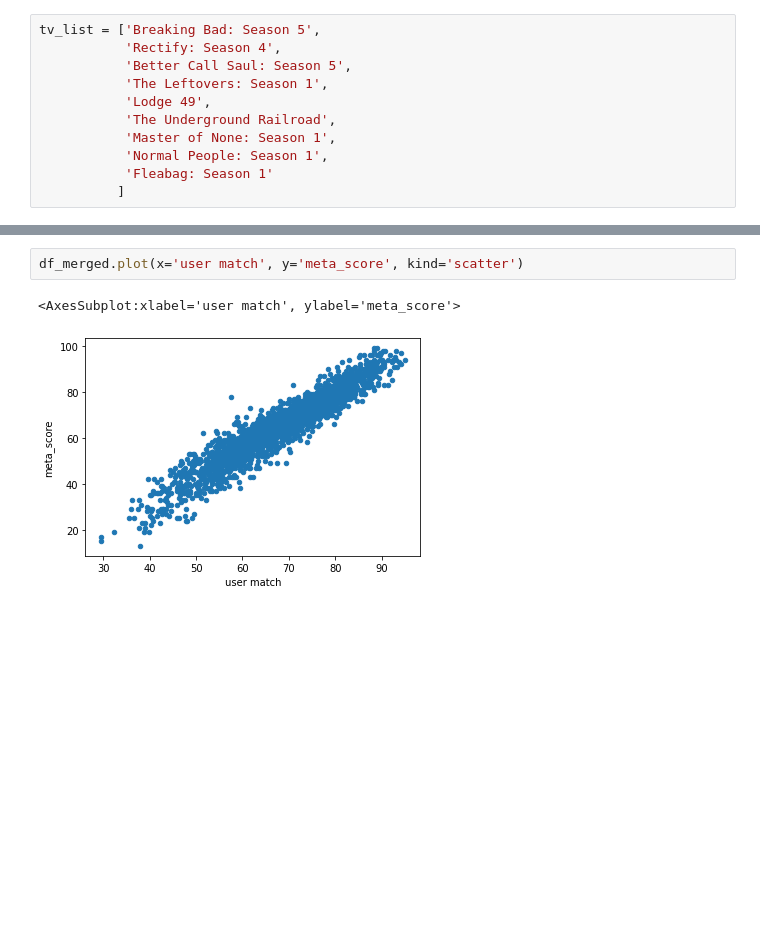
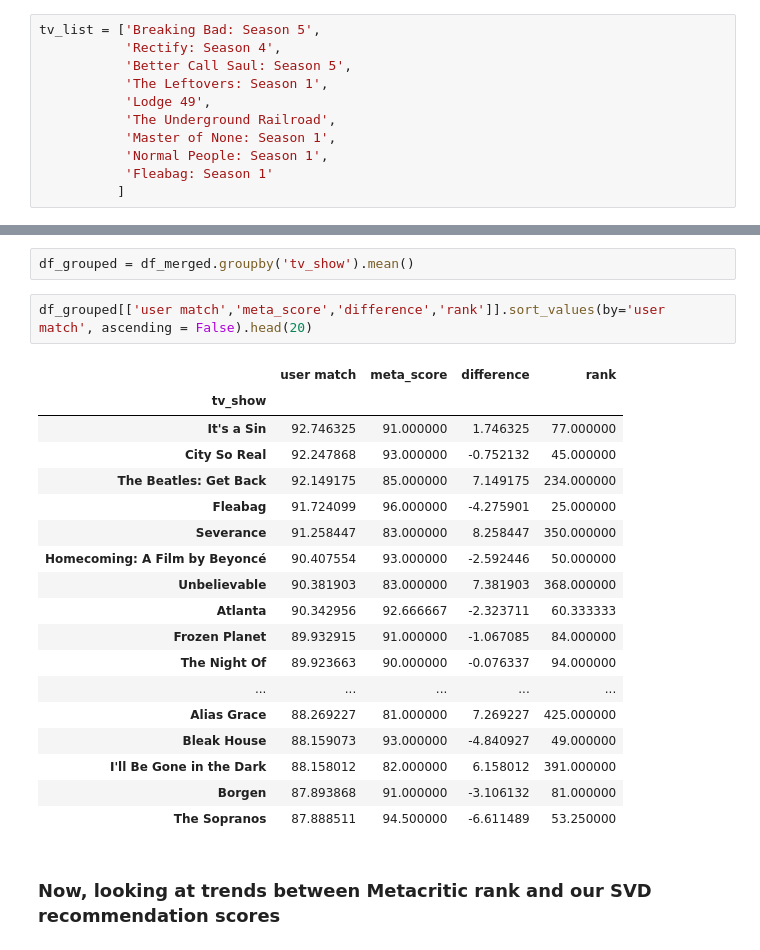
Before and after one commit to emileDesmaili/reco_system, a Jupyter notebook: metacritic EDA.ipynb, the cells around one changed output, grey strips where cells are left out. Saved outputs shown, nothing was run; the diff lists cells and outputs as text; blank space fills up the shorter version.

```diff
--- a/metacritic EDA.ipynb
+++ b/metacritic EDA.ipynb
@@ -106,5 +81,25 @@ px.scatter(df_grouped, x='rank', y='user match',trendline)
-# %%
-df_merged.plot(x='user match', y='meta_score', kind='scatter')
-# %% [output]
-<AxesSubplot:xlabel='user match', ylabel='meta_score'>
-[figure, removed]
+# %%
+df_grouped = df_merged.groupby('tv_show').mean()
+# %%
+df_grouped[['user match','meta_score','difference','rank']].sort_values(by='user match', ascending = False).head(20)
+# %% [output]
+|  | user match | meta_score | difference | rank |
+| tv_show |  |  |  |  |
+| It's a Sin | 92.746325 | 91.000000 | 1.746325 | 77.000000 |
+| City So Real | 92.247868 | 93.000000 | -0.752132 | 45.000000 |
+| The Beatles: Get Back | 92.149175 | 85.000000 | 7.149175 | 234.000000 |
+| Fleabag | 91.724099 | 96.000000 | -4.275901 | 25.000000 |
+| Severance | 91.258447 | 83.000000 | 8.258447 | 350.000000 |
+| Homecoming: A Film by Beyoncé | 90.407554 | 93.000000 | -2.592446 | 50.000000 |
+| Unbelievable | 90.381903 | 83.000000 | 7.381903 | 368.000000 |
+| Atlanta | 90.342956 | 92.666667 | -2.323711 | 60.333333 |
+| Frozen Planet | 89.932915 | 91.000000 | -1.067085 | 84.000000 |
+| The Night Of | 89.923663 | 90.000000 | -0.076337 | 94.000000 |
+| ... | ... | ... | ... | ... |
+| Alias Grace | 88.269227 | 81.000000 | 7.269227 | 425.000000 |
+| Bleak House | 88.159073 | 93.000000 | -4.840927 | 49.000000 |
+| I'll Be Gone in the Dark | 88.158012 | 82.000000 | 6.158012 | 391.000000 |
+| Borgen | 87.893868 | 91.000000 | -3.106132 | 81.000000 |
+| The Sopranos | 87.888511 | 94.500000 | -6.611489 | 53.250000 |
+# %% [markdown]
+### Now, looking at trends between Metacritic rank and our SVD recommendation scores
```
Also changed, not shown: parts of 13 cells of this notebook.
